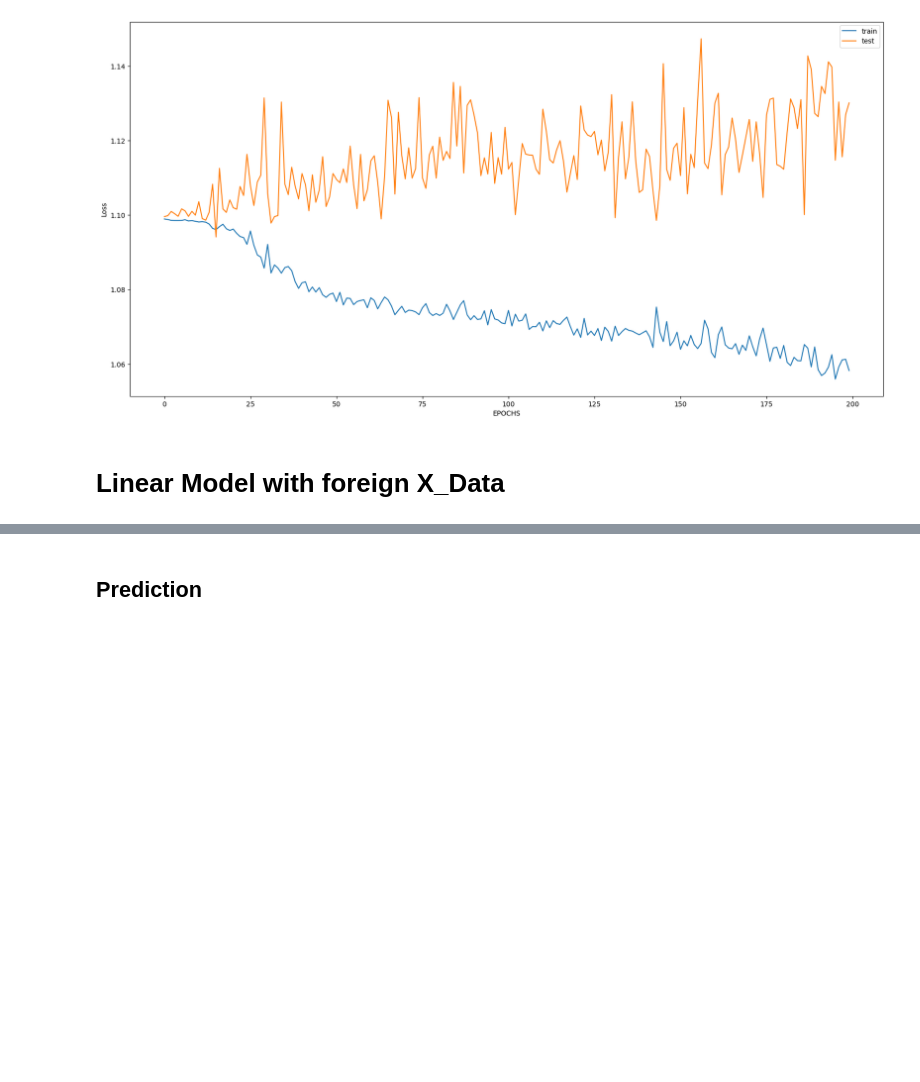
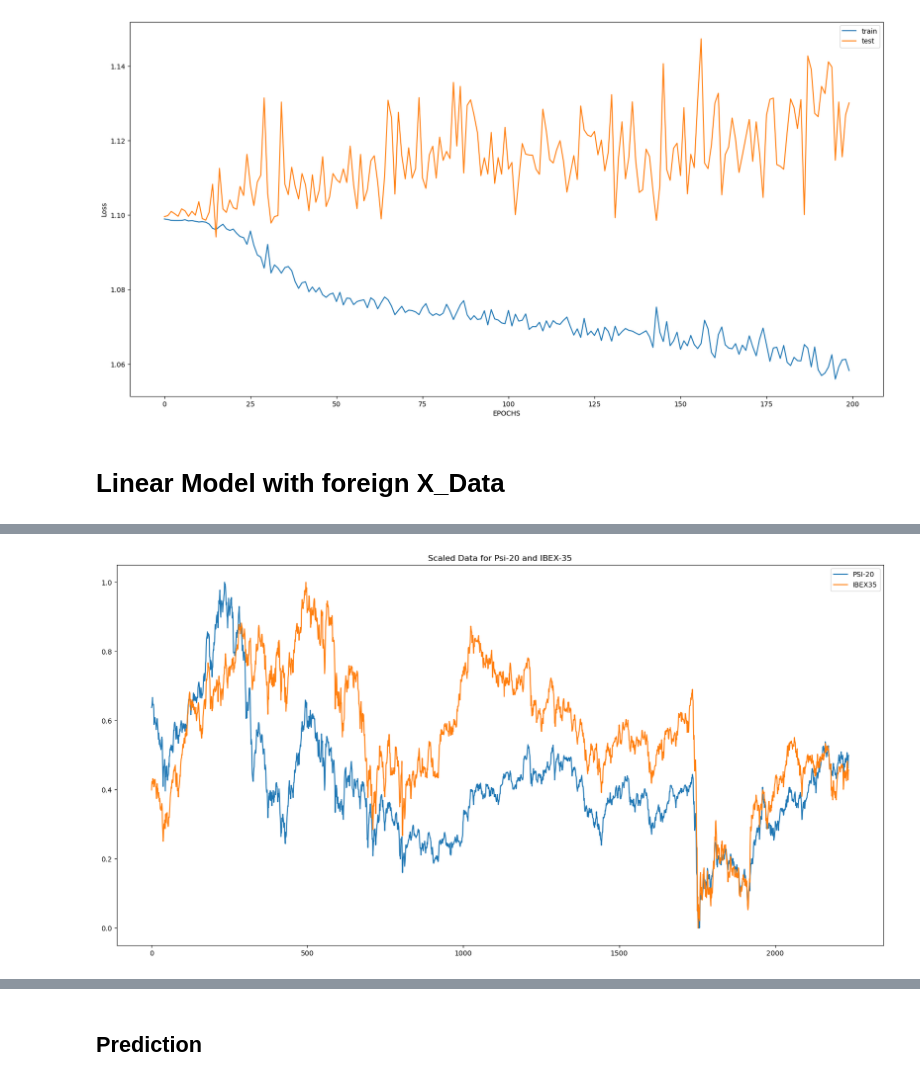
Before and after one commit to zohanny/LSTM-Euronext, a Jupyter notebook: EURONEXT LISBON - Forecasting with LSTM.ipynb, the cells around one changed output, grey strips where cells are left out. Saved outputs shown, nothing was run; the diff lists cells and outputs as text; code cells hidden in the pictures; blank space fills up the shorter version.

```diff
--- a/EURONEXT LISBON - Forecasting with LSTM.ipynb
+++ b/EURONEXT LISBON - Forecasting with LSTM.ipynb
@@ -585,16 +629,16 @@ dfspain
 # %%
 # Cleans unwanted columns leaving only index and close value
-global_data_f, size_train_data_f = selectData(type='univariate', datframe=dfspain)
+global_data, size_train_data = selectData(type='univariate', datframe=dfspain)
 
 #Divides the data in train_data and test_data
-train_data_f,test_data_f = divideData(global_data_f, size_train_data_f)
+train_data,test_data = divideData(global_data, size_train_data)
 
 #Scales the data
-scaler=MinMaxScaler(feature_range=(0,1))
-scaled_train_data_f=scaleData(train_data_f,scaler)
+scaler_f=MinMaxScaler(feature_range=(0,1))
+scaled_train_data=scaleData(train_data,scaler_f)
 
 #Create the vector for X_train_data
-x_train_data = createTrainVector(scaled_train_data_f, size_train_data)
+x_train_data = createTrainVector(scaled_train_data, size_train_data)
 # %%
 # Cleans unwanted columns leaving only index and close value
 global_data_p, size_train_data_p = selectData(type='univariate', datframe=df)
@@ -608,4 +652,14 @@ scaled_train_data_p=scaleData(train_data_p,scaler_p)
 
 #Create the vector for Y_train_data
 y_train_data = createTargetVector(scaled_train_data_p)
+# %%
+plt.plot(scaled_train_data_p, label='PSI-20')
+plt.plot(scaled_train_data, label='IBEX35')
+#plt.xlabel("Years")
+#plt.ylabel("Stock index value")
+plt.title("Scaled Data for Psi-20 and IBEX-35")
+plt.legend()
+plt.show()
+# %% [output]
+[figure, added]
 # %%
```
Also changed, not shown: parts of 31 cells of this notebook.
